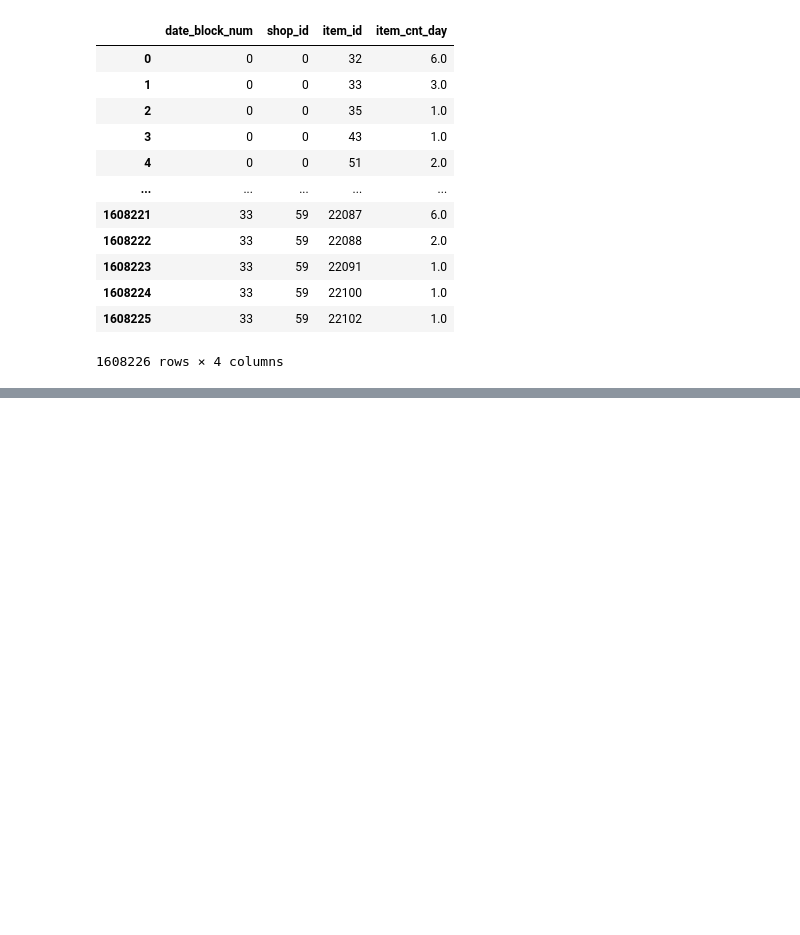
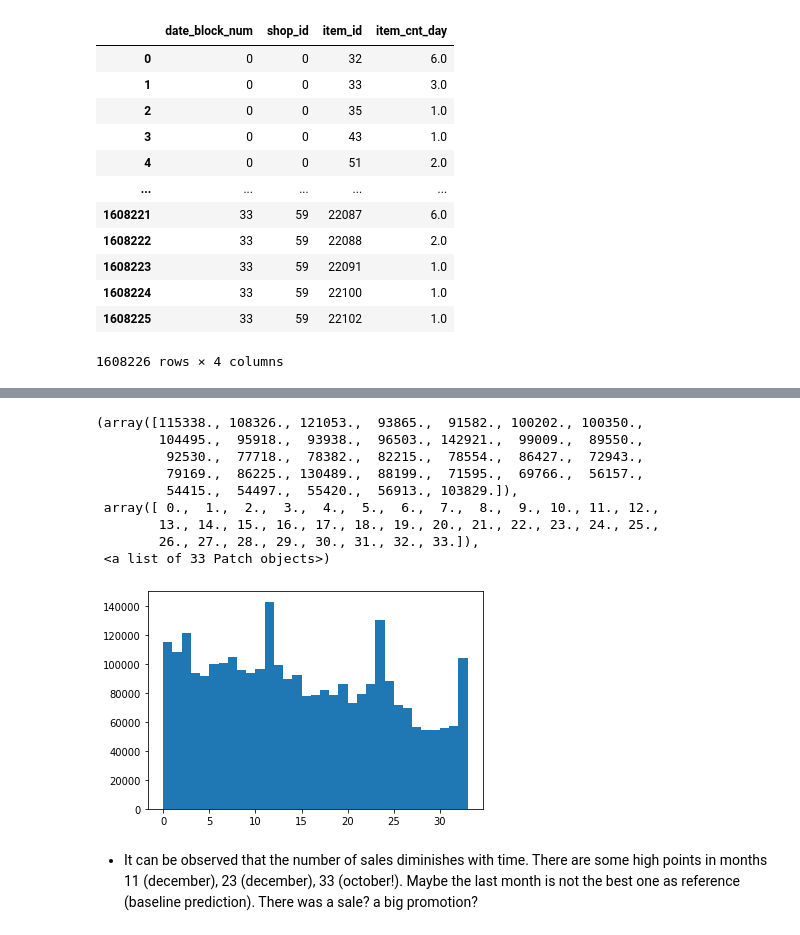
Before and after one commit to arcarrion/hsespecialization_course02, a Jupyter notebook: 02_eda.ipynb, the cells around one changed output, grey strips where cells are left out. Saved outputs shown, nothing was run; the diff lists cells and outputs as text; code cells hidden in the pictures; blank space fills up the shorter version.

```diff
--- a/02_eda.ipynb
+++ b/02_eda.ipynb
@@ -237,0 +253,15 @@ Warning: Looks like you're using an outdated API Version, please consider updati
+# %%
+plt.hist(sales_rawdata.loc[sales_rawdata.item_cnt_day>0, 'date_block_num'], bins=max(sales_rawdata.date_block_num))
+# %% [output]
+(array([115338., 108326., 121053.,  93865.,  91582., 100202., 100350.,
+        104495.,  95918.,  93938.,  96503., 142921.,  99009.,  89550.,
+         92530.,  77718.,  78382.,  82215.,  78554.,  86427.,  72943.,
+         79169.,  86225., 130489.,  88199.,  71595.,  69766.,  56157.,
+         54415.,  54497.,  55420.,  56913., 103829.]),
+ array([ 0.,  1.,  2.,  3.,  4.,  5.,  6.,  7.,  8.,  9., 10., 11., 12.,
+        13., 14., 15., 16., 17., 18., 19., 20., 21., 22., 23., 24., 25.,
+        26., 27., 28., 29., 30., 31., 32., 33.]),
+ <a list of 33 Patch objects>)
+[figure, added]
+# %% [markdown]
+- It can be observed that the number of sales diminishes with time. There are some high points in months 11 (december), 23 (december), 33 (october!). Maybe the last month is not the best one as reference (baseline prediction). There was a sale? a big promotion?
```
Also changed, not shown: parts of 33 cells of this notebook.
